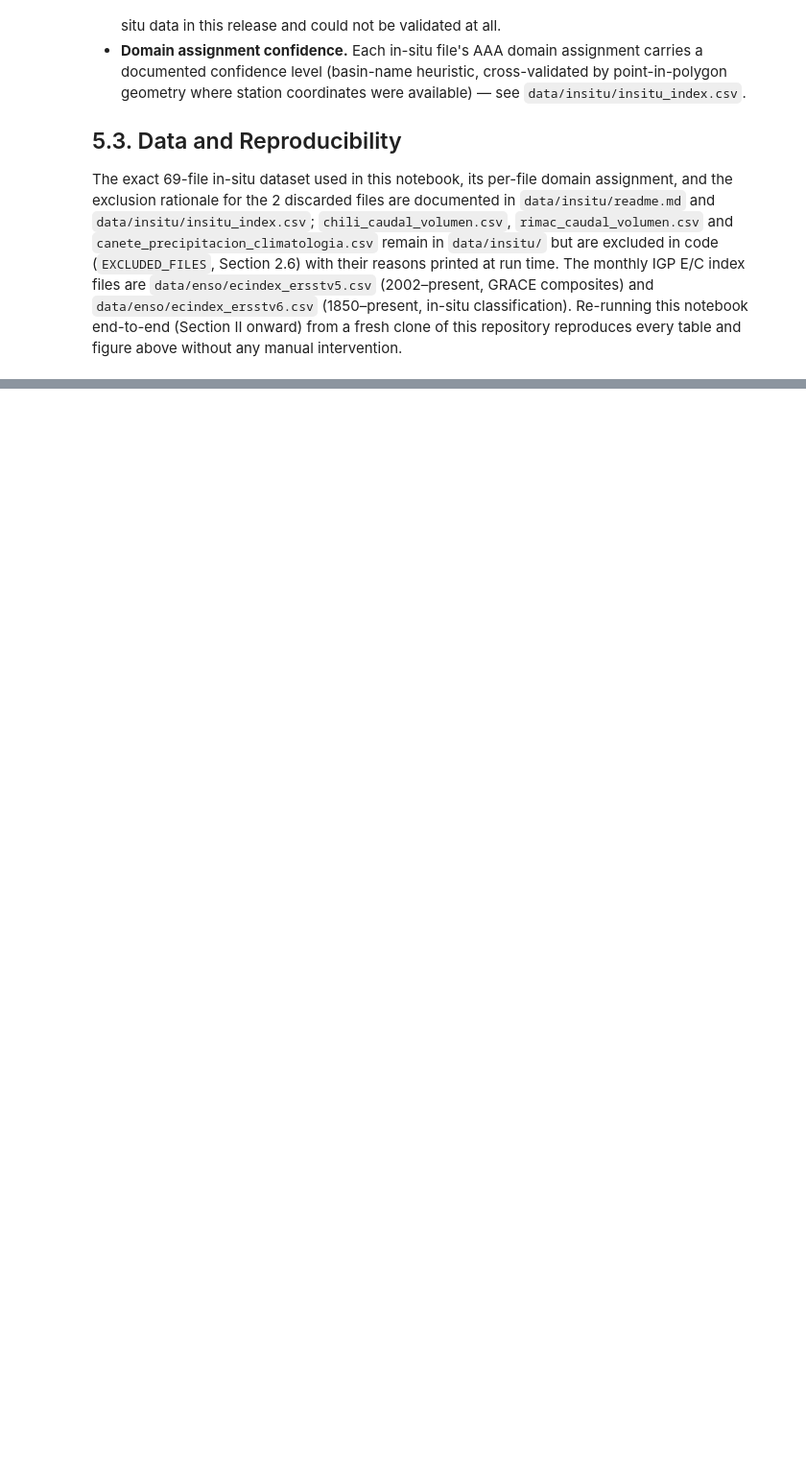
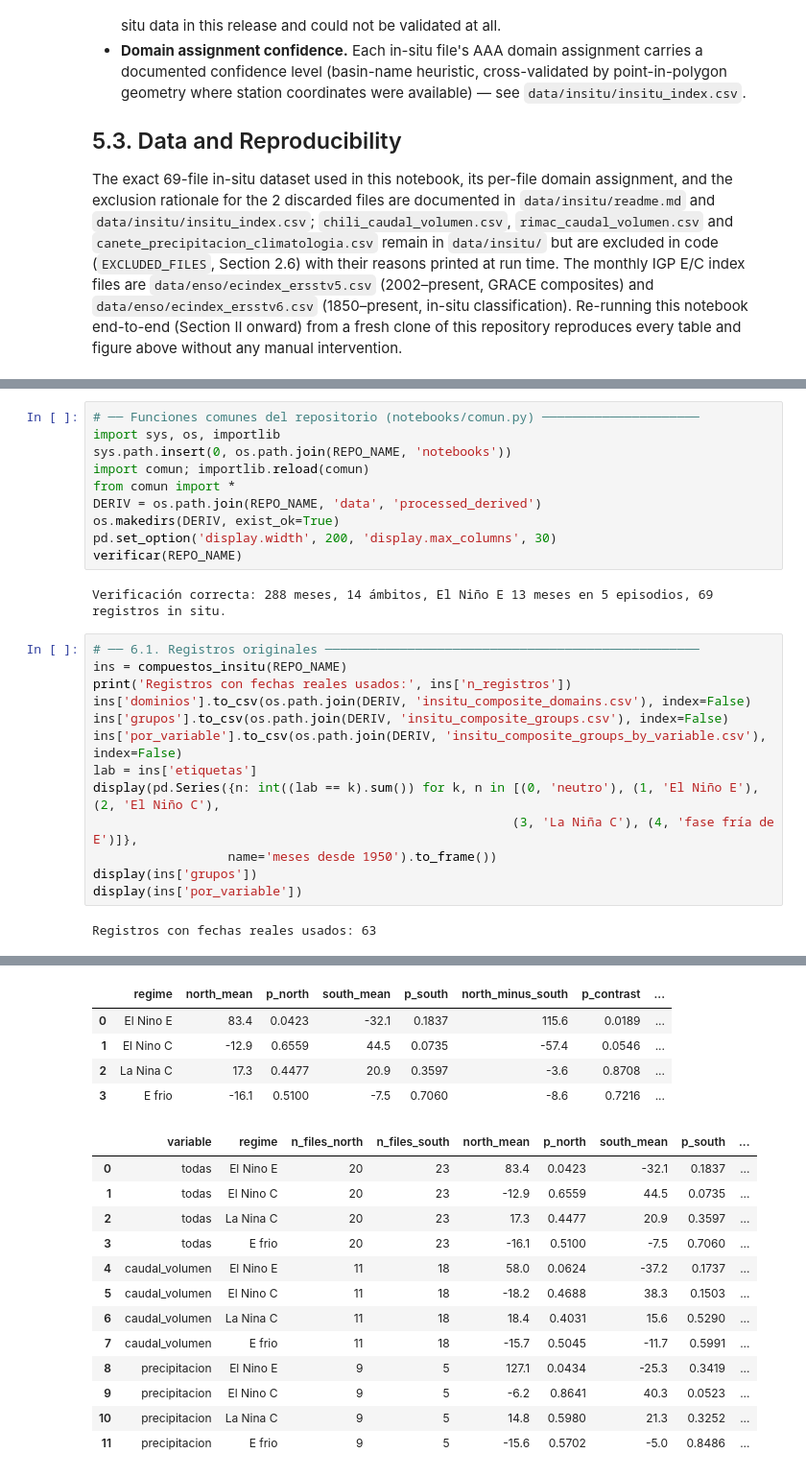
Before and after one commit to jnolorbe/hydrology-peru, a Jupyter notebook: notebooks/04_insitu_validation_seasonality_and_enso_dipole.ipynb, the cells around one changed output, grey strips where cells are left out. Shown at 96% size. Saved outputs shown, nothing was run; the diff lists cells and outputs as text; blank space fills up the shorter version.

```diff
--- a/notebooks/04_insitu_validation_seasonality_and_enso_dipole.ipynb
+++ b/notebooks/04_insitu_validation_seasonality_and_enso_dipole.ipynb
@@ -1112,0 +1126,27 @@ this repository reproduces every table and figure above without any manual inter
+# %%
+# ── Funciones comunes del repositorio (notebooks/comun.py) ─────────────────────
+import sys, os, importlib
+sys.path.insert(0, os.path.join(REPO_NAME, 'notebooks'))
+import comun; importlib.reload(comun)
+from comun import *
+DERIV = os.path.join(REPO_NAME, 'data', 'processed_derived')
+os.makedirs(DERIV, exist_ok=True)
+pd.set_option('display.width', 200, 'display.max_columns', 30)
+verificar(REPO_NAME)
+# %% [output]
+Verificación correcta: 288 meses, 14 ámbitos, El Niño E 13 meses en 5 episodios, 69 registros in situ.
+# %%
+# ── 6.1. Registros originales ──────────────────────────────────────────────────
+ins = compuestos_insitu(REPO_NAME)
+print('Registros con fechas reales usados:', ins['n_registros'])
+ins['dominios'].to_csv(os.path.join(DERIV, 'insitu_composite_domains.csv'), index=False)
+ins['grupos'].to_csv(os.path.join(DERIV, 'insitu_composite_groups.csv'), index=False)
+ins['por_variable'].to_csv(os.path.join(DERIV, 'insitu_composite_groups_by_variable.csv'), index=False)
+lab = ins['etiquetas']
+display(pd.Series({n: int((lab == k).sum()) for k, n in [(0, 'neutro'), (1, 'El Niño E'), (2, 'El Niño C'),
+                                                        (3, 'La Niña C'), (4, 'fase fría de E')]},
+                  name='meses desde 1950').to_frame())
+display(ins['grupos'])
+display(ins['por_variable'])
+# %% [output]
+Registros con fechas reales usados: 63
@@ -1112,0 +1159,18 @@ this repository reproduces every table and figure above without any manual inter
+|  | regime | north_mean | p_north | south_mean | p_south | north_minus_south | p_contrast | ... |
+| 0 | El Nino E | 83.4 | 0.0423 | -32.1 | 0.1837 | 115.6 | 0.0189 | ... |
+| 1 | El Nino C | -12.9 | 0.6559 | 44.5 | 0.0735 | -57.4 | 0.0546 | ... |
+| 2 | La Nina C | 17.3 | 0.4477 | 20.9 | 0.3597 | -3.6 | 0.8708 | ... |
+| 3 | E frio | -16.1 | 0.5100 | -7.5 | 0.7060 | -8.6 | 0.7216 | ... |
+|  | variable | regime | n_files_north | n_files_south | north_mean | p_north | south_mean | p_south | ... |
+| 0 | todas | El Nino E | 20 | 23 | 83.4 | 0.0423 | -32.1 | 0.1837 | ... |
+| 1 | todas | El Nino C | 20 | 23 | -12.9 | 0.6559 | 44.5 | 0.0735 | ... |
+| 2 | todas | La Nina C | 20 | 23 | 17.3 | 0.4477 | 20.9 | 0.3597 | ... |
+| 3 | todas | E frio | 20 | 23 | -16.1 | 0.5100 | -7.5 | 0.7060 | ... |
+| 4 | caudal_volumen | El Nino E | 11 | 18 | 58.0 | 0.0624 | -37.2 | 0.1737 | ... |
+| 5 | caudal_volumen | El Nino C | 11 | 18 | -18.2 | 0.4688 | 38.3 | 0.1503 | ... |
+| 6 | caudal_volumen | La Nina C | 11 | 18 | 18.4 | 0.4031 | 15.6 | 0.5290 | ... |
+| 7 | caudal_volumen | E frio | 11 | 18 | -15.7 | 0.5045 | -11.7 | 0.5991 | ... |
+| 8 | precipitacion | El Nino E | 9 | 5 | 127.1 | 0.0434 | -25.3 | 0.3419 | ... |
+| 9 | precipitacion | El Nino C | 9 | 5 | -6.2 | 0.8641 | 40.3 | 0.0523 | ... |
+| 10 | precipitacion | La Nina C | 9 | 5 | 14.8 | 0.5980 | 21.3 | 0.3252 | ... |
+| 11 | precipitacion | E frio | 9 | 5 | -15.6 | 0.5702 | -5.0 | 0.8486 | ... |
```
Also changed, not shown: parts of 4 cells of this notebook, 13 other files.
